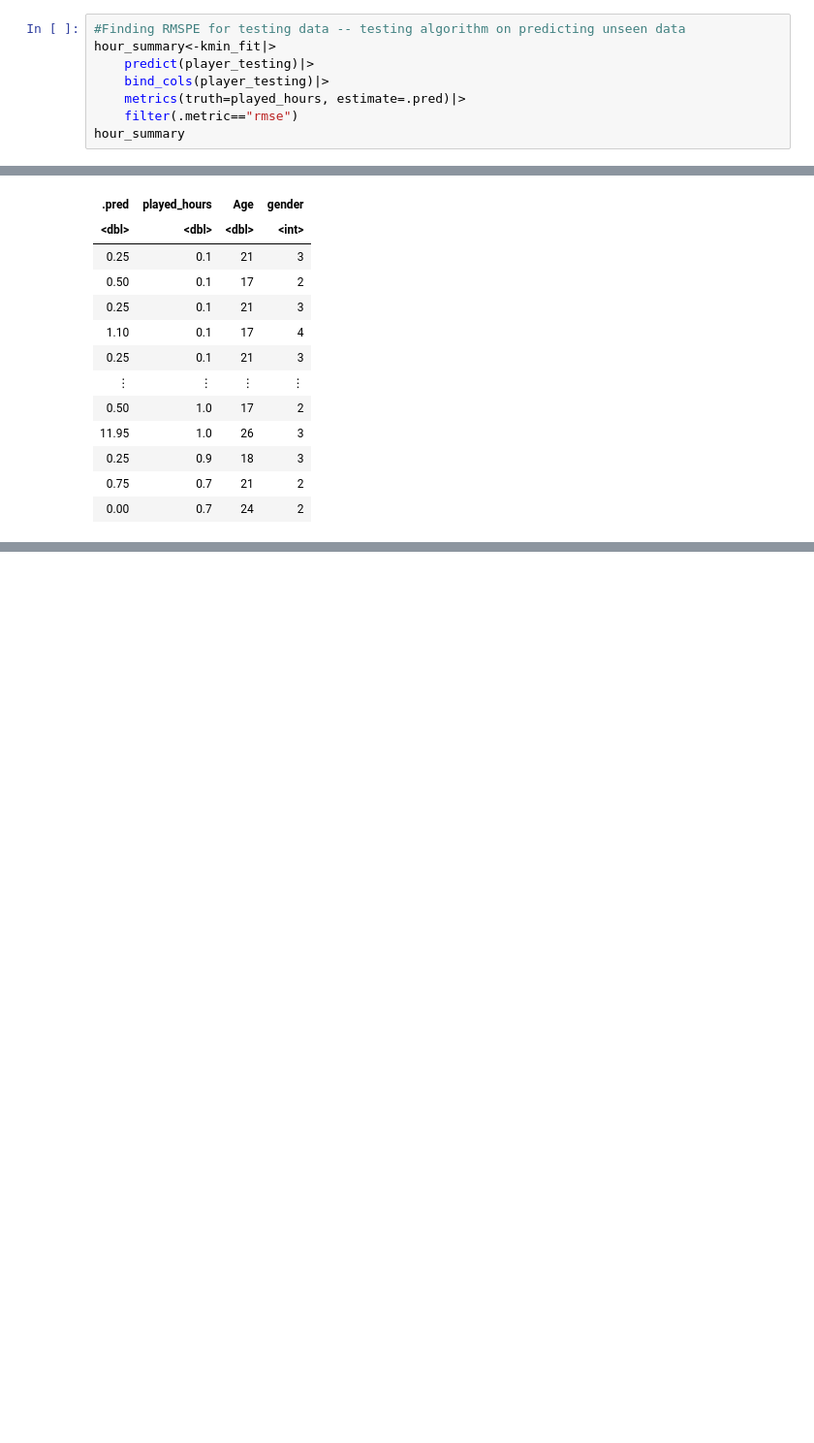
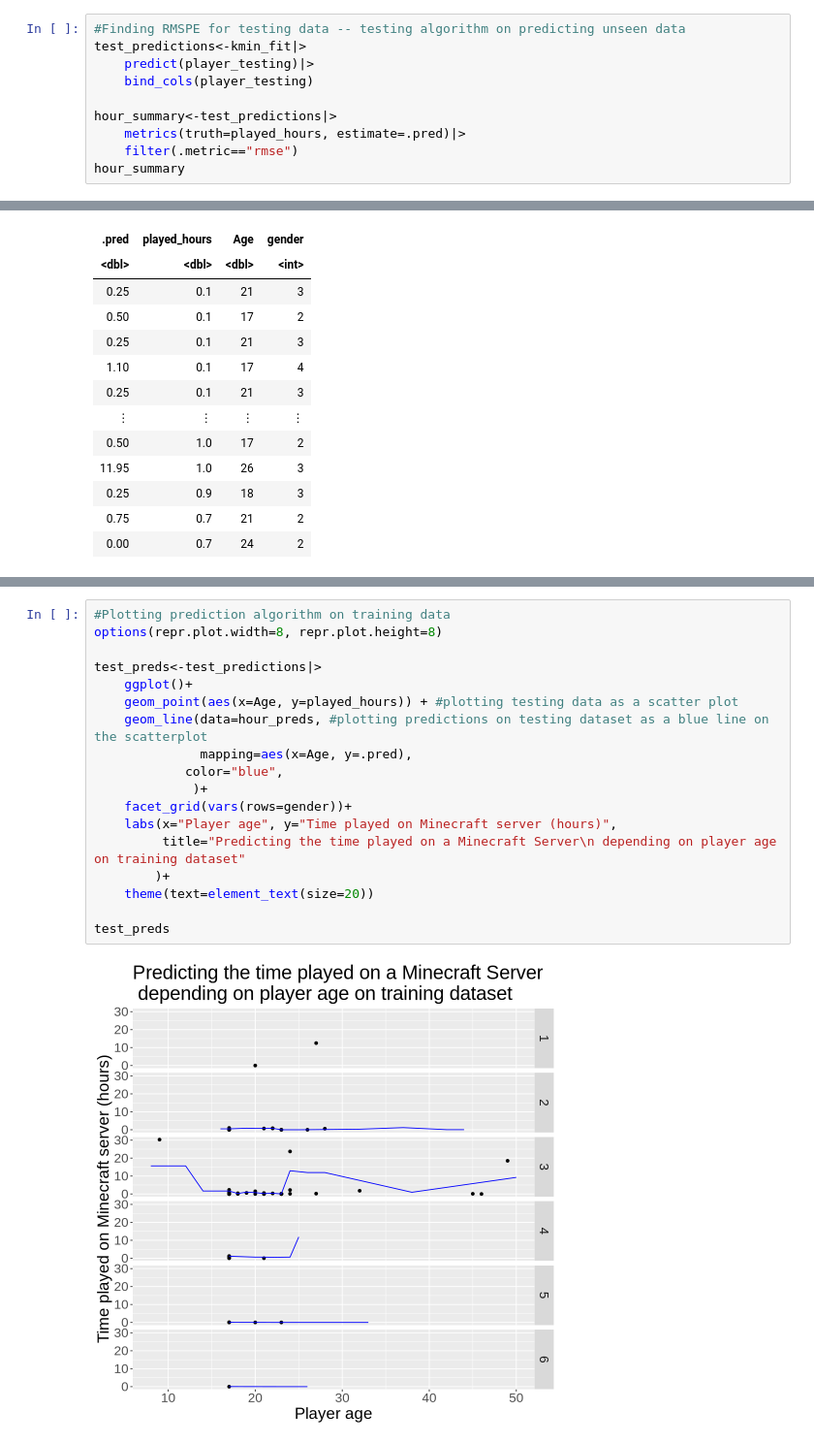
Before and after one commit to Jazecab/DSCI100-Project-Main, a Jupyter notebook: Project_JC.ipynb, the cells around one changed output, grey strips where cells are left out. Shown at 97% size. Cells and saved outputs as stored; diff of their text form; blank space fills up the shorter version.

```diff
--- a/Project_JC.ipynb
+++ b/Project_JC.ipynb
@@ -233,9 +235,11 @@ kmin_fit<-workflow()|>
     fit(data=player_testing)
 # %%
 #Finding RMSPE for testing data -- testing algorithm on predicting unseen data
-hour_summary<-kmin_fit|>
+test_predictions<-kmin_fit|>
     predict(player_testing)|>
-    bind_cols(player_testing)|>
+    bind_cols(player_testing)
+
+hour_summary<-test_predictions|>
     metrics(truth=played_hours, estimate=.pred)|>
     filter(.metric=="rmse")
 hour_summary
@@ -295,0 +301,20 @@ ERROR: Error in parse(text = x, srcfile = src): <text>:1:9: unexpected symbol
+# %%
+#Plotting prediction algorithm on training data
+options(repr.plot.width=8, repr.plot.height=8)
+
+test_preds<-test_predictions|>
+    ggplot()+
+    geom_point(aes(x=Age, y=played_hours)) + #plotting testing data as a scatter plot
+    geom_line(data=hour_preds, #plotting predictions on testing dataset as a blue line on the scatterplot
+              mapping=aes(x=Age, y=.pred),
+            color="blue",
+             )+
+    facet_grid(vars(rows=gender))+
+    labs(x="Player age", y="Time played on Minecraft server (hours)",
+         title="Predicting the time played on a Minecraft Server\n depending on player age on training dataset"
+        )+
+    theme(text=element_text(size=20))
+
+test_preds
+# %% [output]
+[figure, added]
```
Also changed, not shown: parts of 17 cells of this notebook.
